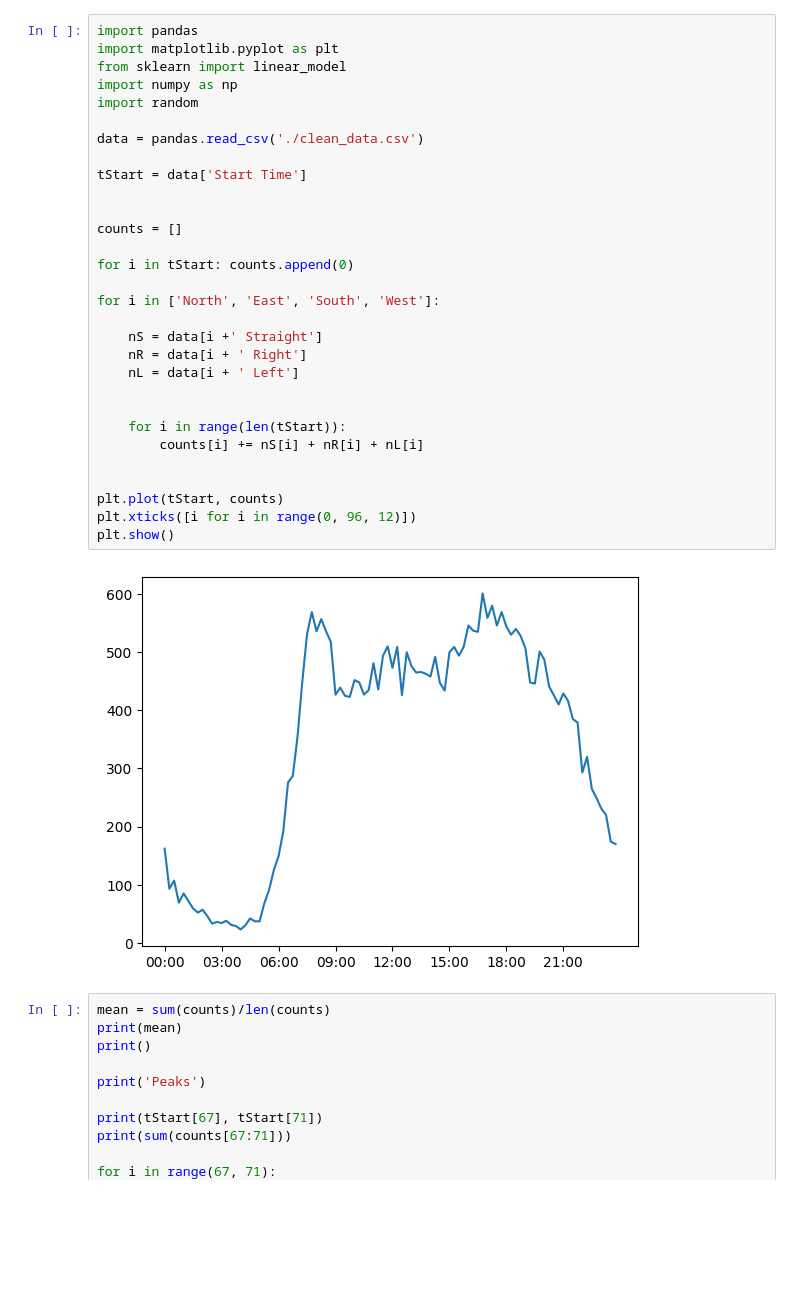
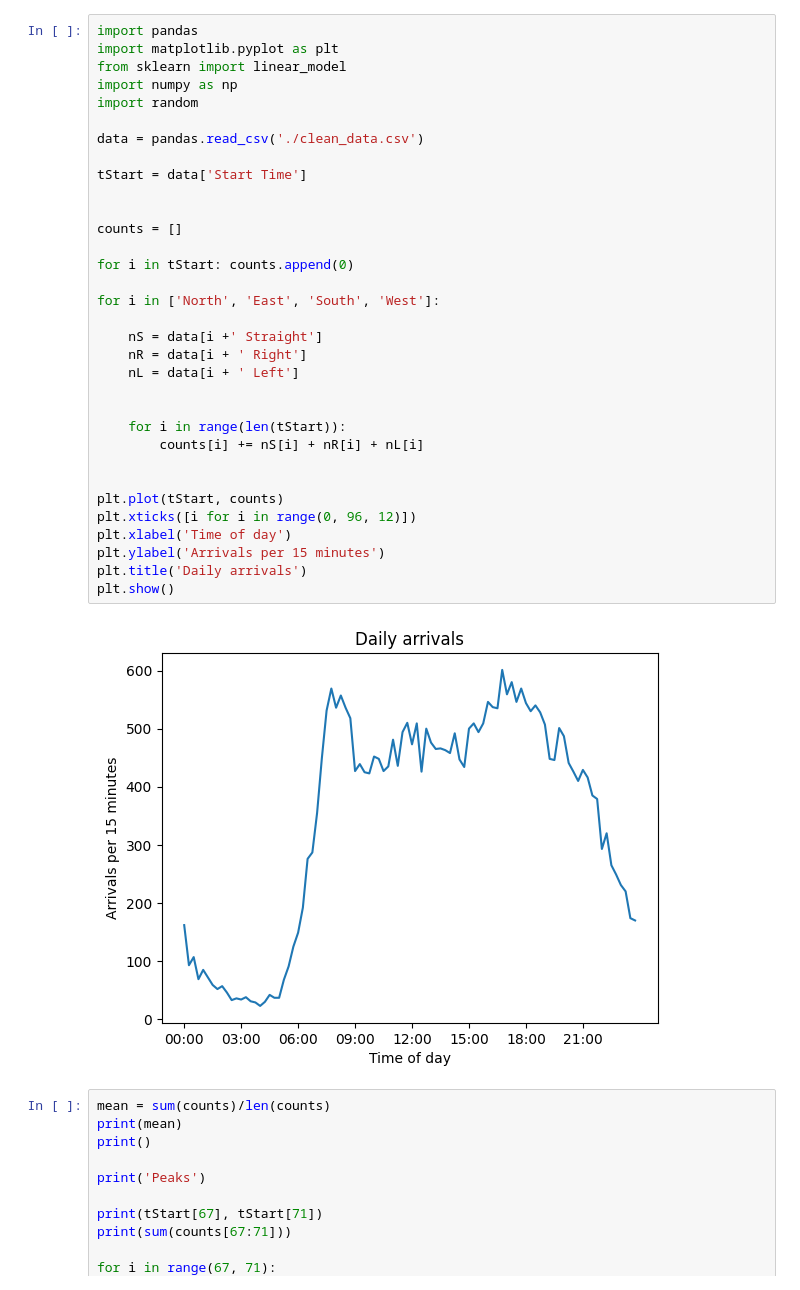
Before and after one commit to ethanmccullagh/traffic-light-sim, a Jupyter notebook: trafficdata.ipynb, the cells around one changed output. Saved outputs shown, nothing was run; the diff lists cells and outputs as text; blank space fills up the shorter version.

```diff
--- a/trafficdata.ipynb
+++ b/trafficdata.ipynb
@@ -2,34 +2,37 @@
 import pandas
 import matplotlib.pyplot as plt
 from sklearn import linear_model
 import numpy as np
 import random
 
 data = pandas.read_csv('./clean_data.csv')
 
 tStart = data['Start Time']
 
 
 counts = []
 
 for i in tStart: counts.append(0)
 
 for i in ['North', 'East', 'South', 'West']:
 
     nS = data[i +' Straight']
     nR = data[i + ' Right']
     nL = data[i + ' Left']
 
 
     for i in range(len(tStart)):
         counts[i] += nS[i] + nR[i] + nL[i]
 
 
 plt.plot(tStart, counts)
 plt.xticks([i for i in range(0, 96, 12)])
+plt.xlabel('Time of day')
+plt.ylabel('Arrivals per 15 minutes')
+plt.title('Daily arrivals')
 plt.show()
 # %% [output]
-[figure, old version]
+[figure, new version]
 # %%
 mean = sum(counts)/len(counts)
 print(mean)
```
Also changed, not shown: 3 other files.
